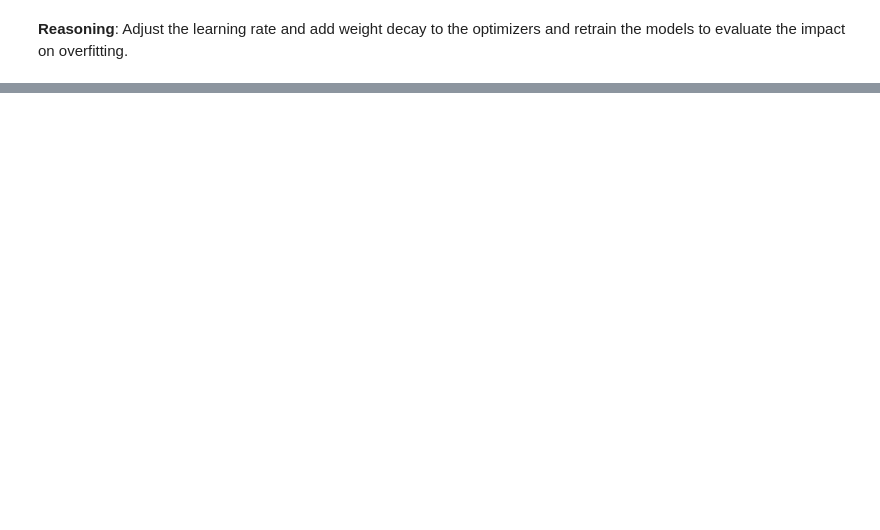
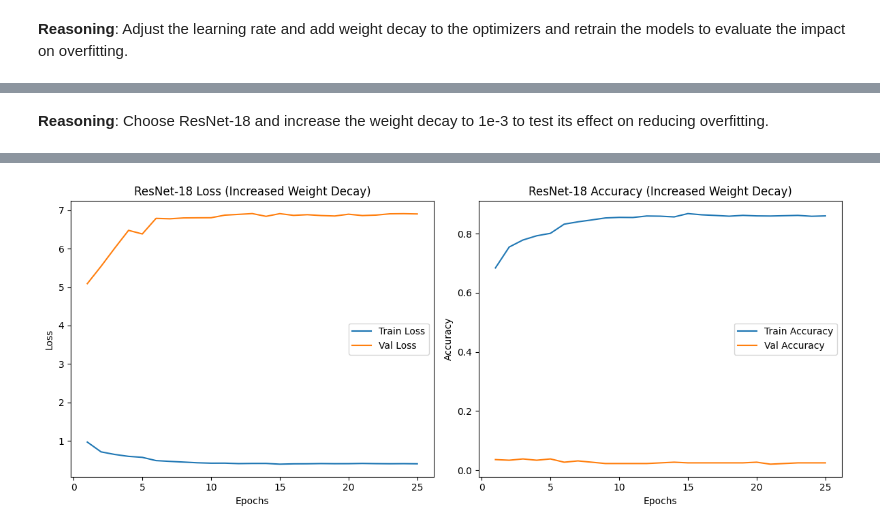
Before and after one commit to Manjunayak007-Ai/AI-Training-Project, a Jupyter notebook: Assignment_2.ipynb, the cells around one changed output, grey strips where cells are left out. Saved outputs shown, nothing was run; the diff lists cells and outputs as text; code cells hidden in the pictures; blank space fills up the shorter version.

```diff
--- a/Assignment_2.ipynb
+++ b/Assignment_2.ipynb
@@ -6,10 +2,0 @@ Read the file "/content/assignment-2.txt" to understand the requirements for cre
-# %%
-# Define the file path
-file_path = "/content/assignment-2.txt"
-
-# Read the entire content of the file
-with open(file_path, 'r') as f:
-    file_content = f.read()
-
-# Print the file content
-print(file_content)
@@ -803,0 +1199,69 @@ Epoch 0/4
+# %% [markdown]
+**Reasoning**:
+Choose ResNet-18 and increase the weight decay to 1e-3 to test its effect on reducing overfitting.
+# %%
+import torch.optim as optim
+from torch.optim import lr_scheduler
+import torch.nn as nn
+import torch
+import os
+
+# Redefine optimizer for ResNet-18 with increased weight decay
+criterion = nn.CrossEntropyLoss()
+optimizer_resnet18_tuned_wd = optim.Adam(resnet18_model.parameters(), lr=0.0001, weight_decay=1e-3) # Increased weight decay
+scheduler_resnet18_tuned_wd = lr_scheduler.StepLR(optimizer_resnet18_tuned_wd, step_size=5, gamma=0.1)
+
+# Set device
+device = torch.device("cuda" if torch.cuda.is_available() else "cpu")
+print(f"Using device: {device}")
+
+# Ensure model is on the correct device
+resnet18_model.to(device)
+
+# Define directory to save best models for this specific run
+tuned_model_save_dir_wd = "/content/drive/My Drive/trained_models_resnet18_tuned_wd"
+os.makedirs(tuned_model_save_dir_wd, exist_ok=True)
+
+
+print("Starting training ResNet-18 with increased weight decay:")
+
+# Train ResNet-18 with increased weight decay and capture history
+resnet18_model_trained_tuned_wd, resnet18_train_loss_tuned_wd, resnet18_train_acc_tuned_wd, resnet18_val_loss_tuned_wd, resnet18_val_acc_tuned_wd = train_model(
+    resnet18_model, criterion, optimizer_resnet18_tuned_wd, scheduler_resnet18_tuned_wd, train_dataloader, val_dataloader, num_epochs=25, device=device, save_dir=tuned_model_save_dir_wd)
+
+# Evaluate ResNet-18 on the validation set
+print("\nEvaluating ResNet-18 with increased weight decay on validation set:")
+evaluate_model(resnet18_model_trained_tuned_wd, val_dataloader, device=device)
+
+# Print the final training and validation metrics for analysis
+print("\nFinal Metrics (ResNet-18 with Increased Weight Decay):")
+print(f"  Final Training Loss: {resnet18_train_loss_tuned_wd[-1]:.4f}, Final Training Accuracy: {resnet18_train_acc_tuned_wd[-1]:.4f}")
+print(f"  Final Validation Loss: {resnet18_val_loss_tuned_wd[-1]:.4f}, Final Validation Accuracy: {resnet18_val_acc_tuned_wd[-1]:.4f}")
+print(f"  Best Validation Accuracy: {max(resnet18_val_acc_tuned_wd):.4f}")
+
+# Plotting the loss and accuracy curves
+import matplotlib.pyplot as plt
+
+epochs = range(1, len(resnet18_train_loss_tuned_wd) + 1)
+
+plt.figure(figsize=(12, 5))
+
+plt.subplot(1, 2, 1)
+plt.plot(epochs, resnet18_train_loss_tuned_wd, label='Train Loss')
+plt.plot(epochs, resnet18_val_loss_tuned_wd, label='Val Loss')
+plt.title('ResNet-18 Loss (Increased Weight Decay)')
+plt.xlabel('Epochs')
+plt.ylabel('Loss')
+plt.legend()
+
+plt.subplot(1, 2, 2)
+plt.plot(epochs, resnet18_train_acc_tuned_wd, label='Train Accuracy')
+plt.plot(epochs, resnet18_val_acc_tuned_wd, label='Val Accuracy')
+plt.title('ResNet-18 Accuracy (Increased Weight Decay)')
+plt.xlabel('Epochs')
+plt.ylabel('Accuracy')
+plt.legend()
+
+plt.tight_layout()
+plt.show()
+# %% [output]
@@ -803,0 +1285 @@ Epoch 0/4
+[figure, added]
```
Also changed, not shown: parts of 136 cells of this notebook.
